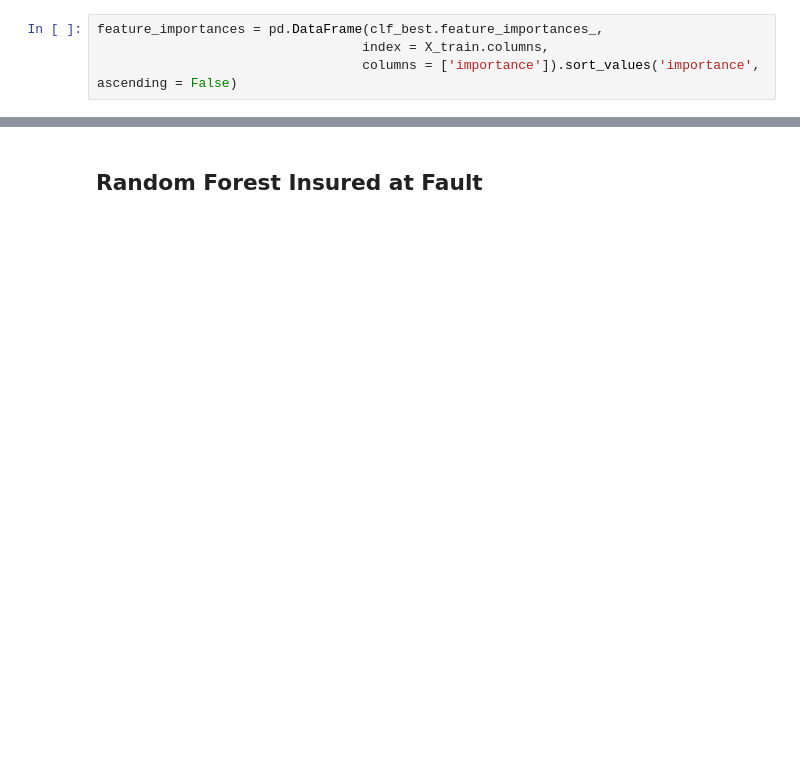
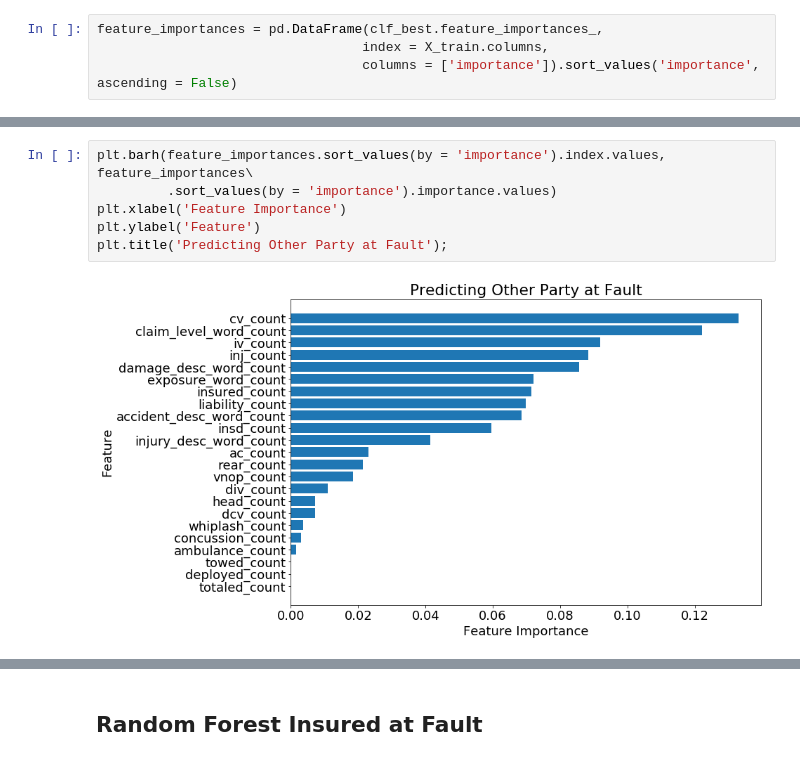
Before and after one commit to asidamo/Auto-Insuruance-finding-the-at-fault-party-with-claims-nlp, a Jupyter notebook: dq9-AM.ipynb, the cells around one changed output, grey strips where cells are left out. Cells and saved outputs as stored; diff of their text form; blank space fills up the shorter version.

```diff
--- a/dq9-AM.ipynb
+++ b/dq9-AM.ipynb
@@ -689,0 +688,8 @@ feature_importances = pd.DataFrame(clf_best.feature_importances_,
+# %%
+plt.barh(feature_importances.sort_values(by = 'importance').index.values, feature_importances\
+         .sort_values(by = 'importance').importance.values)
+plt.xlabel('Feature Importance')
+plt.ylabel('Feature')
+plt.title('Predicting Other Party at Fault');
+# %% [output]
+[figure, added]
```
Also changed, not shown: parts of 36 cells of this notebook.
